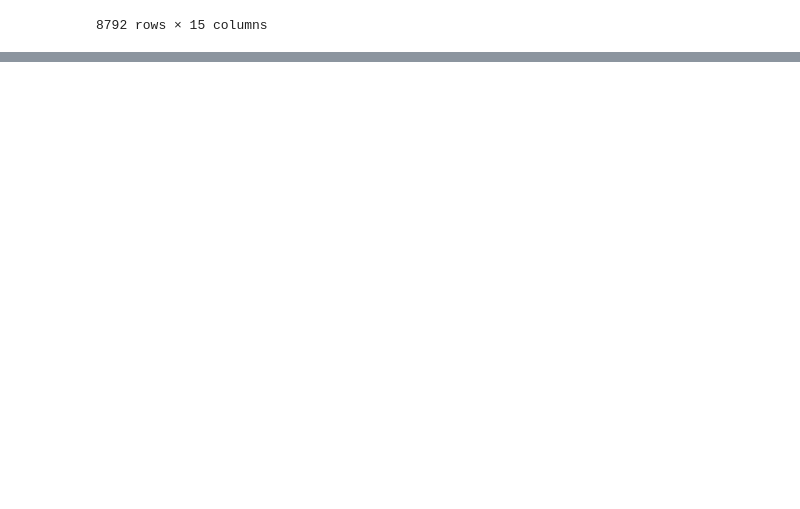
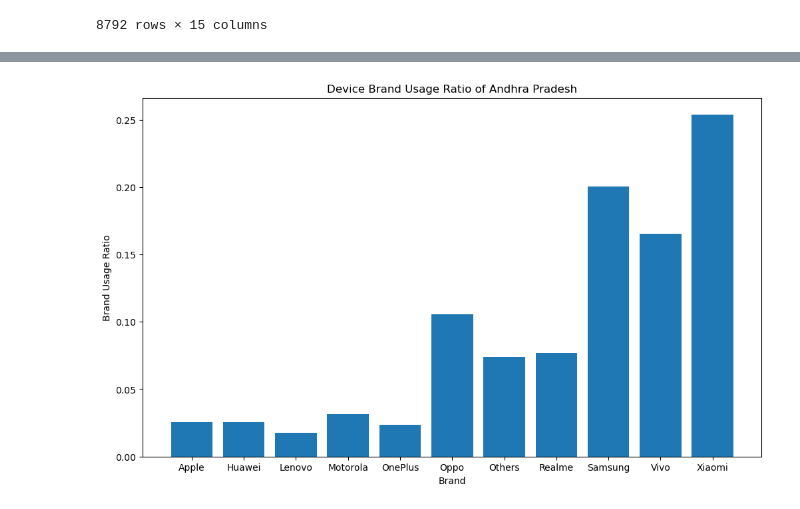
Before and after one commit to Shyam1327/PhonePe_Case_Study_Analysis, a Jupyter notebook: PhonePe.ipynb, the cells around one changed output, grey strips where cells are left out. Saved outputs shown, nothing was run; the diff lists cells and outputs as text; code cells hidden in the pictures; blank space fills up the shorter version.

```diff
--- a/PhonePe.ipynb
+++ b/PhonePe.ipynb
@@ -1336,0 +1546,3 @@ The correlation between population density and transaction volume:
+# %%
+state_users=state_txn_and_users.groupby('State')['Registered Users'].sum().reset_index()
+state_users
@@ -1336,0 +1567,3 @@ The correlation between population density and transaction volume:
+# %%
+state_users_brand=state_devicedata.groupby(['State','Brand'])['Registered Users'].sum().reset_index()
+state_users_brand
@@ -1336,0 +1584,3 @@ The correlation between population density and transaction volume:
+# %%
+brand_users=state_users_brand.merge(state_users, on='State')
+brand_users
@@ -1336,0 +1601,3 @@ The correlation between population density and transaction volume:
+# %%
+brand_users['Brand_Usage_Ratio']=brand_users['Registered Users_x']/brand_users['Registered Users_y']
+brand_users
@@ -1336,0 +1618,14 @@ The correlation between population density and transaction volume:
+# %%
+# Create a bar chart depicting the device brand usage ratio for each state
+plt.figure(figsize=(12,7))
+state_name='Andhra Pradesh'
+df=brand_users[brand_users['State']==state_name]
+
+plt.bar(df['Brand'],df['Brand_Usage_Ratio'])
+
+plt.title('Device Brand Usage Ratio of Andhra Pradesh')
+plt.xlabel('Brand')
+plt.ylabel('Brand Usage Ratio')
+plt.show()
+# %% [output]
+[figure, added]
```
Also changed, not shown: parts of 18 cells of this notebook.
